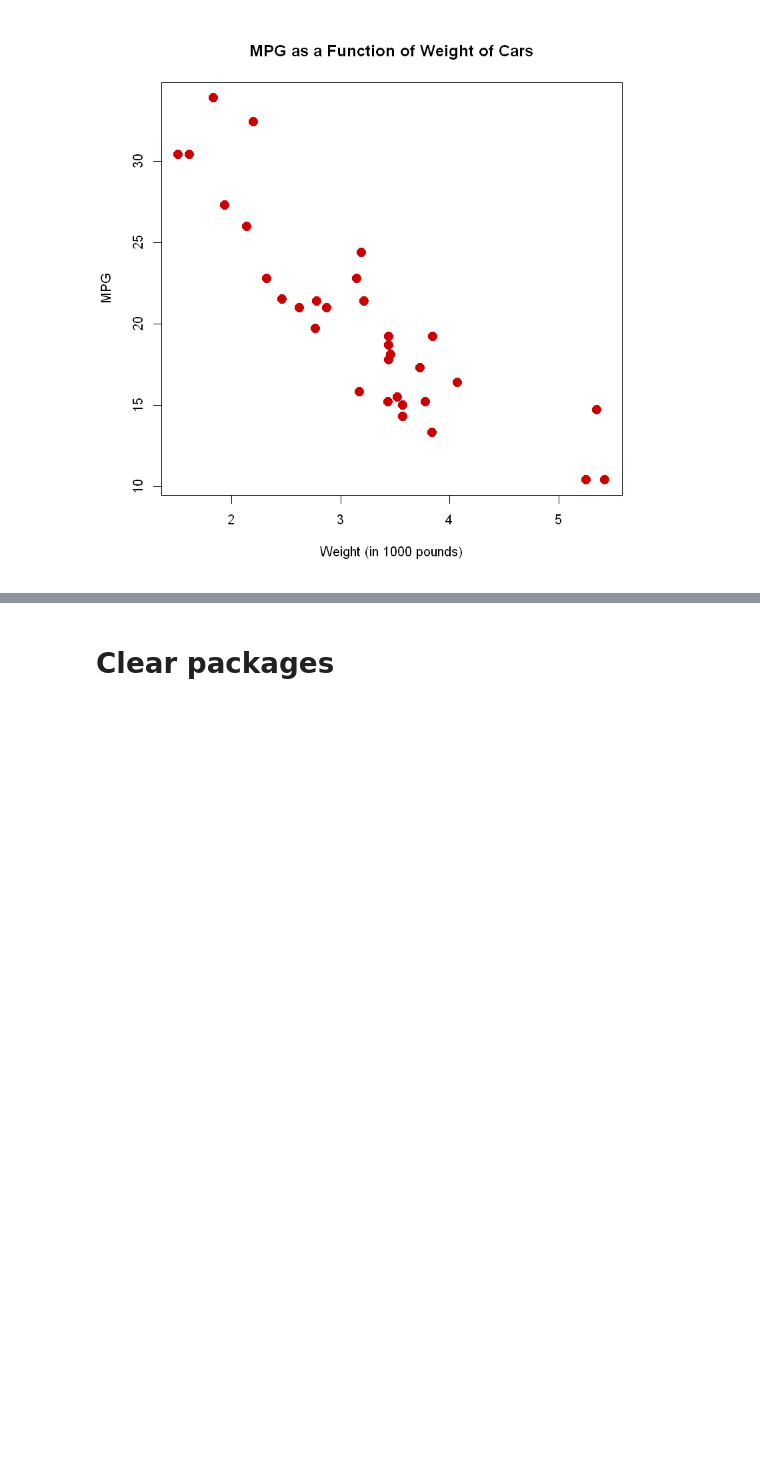
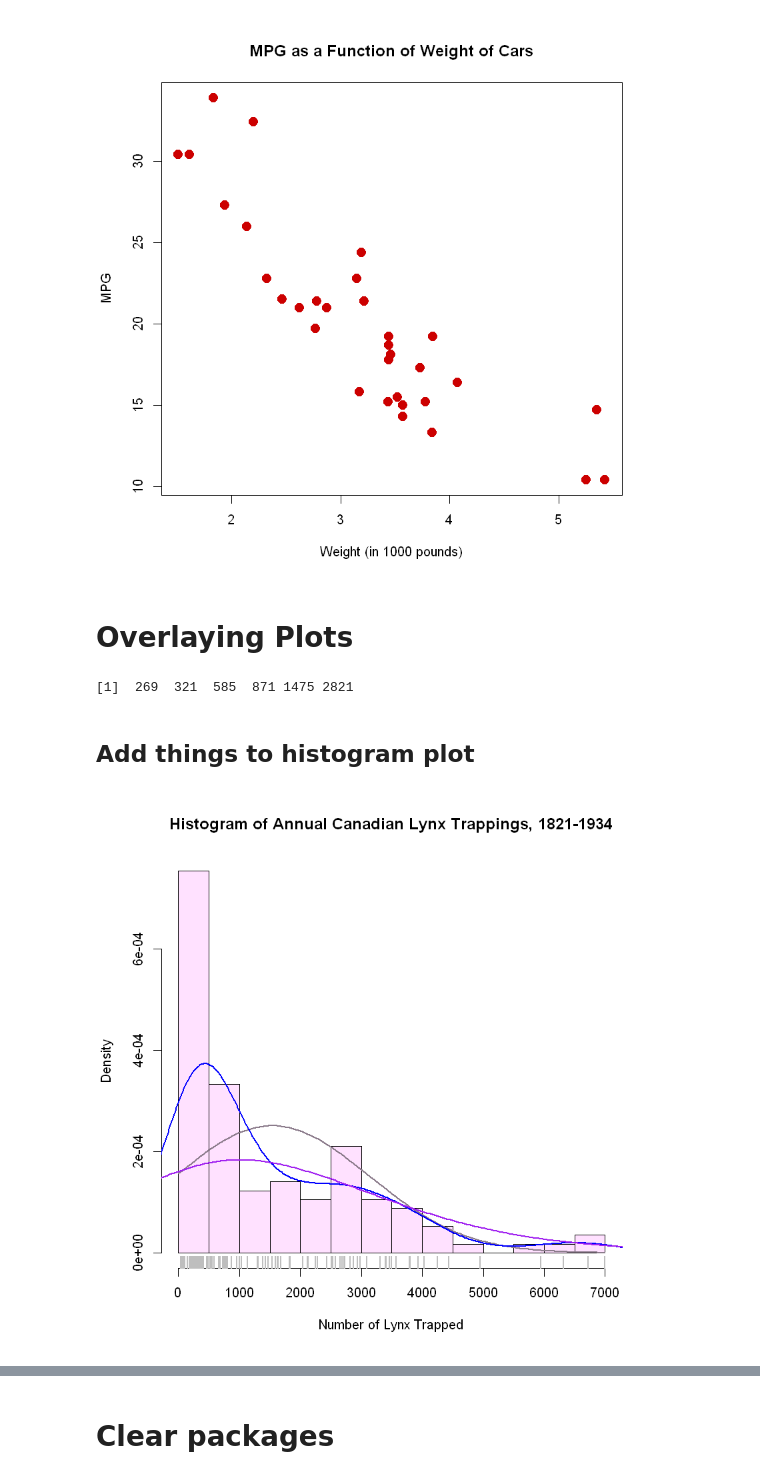
Before and after one commit to songzhihenry/R_basic_with_jupyter_vscode, a Jupyter notebook: basic_visualization_R_2.ipynb, the cells around one changed output, grey strips where cells are left out. Saved outputs shown, nothing was run; the diff lists cells and outputs as text; code cells hidden in the pictures; blank space fills up the shorter version.

```diff
--- a/basic_visualization_R_2.ipynb
+++ b/basic_visualization_R_2.ipynb
@@ -32,3 +32,34 @@ plot(mtcars$wt, mtcars$mpg,
   ylab = "MPG")
 # %% [output]
 [figure]
+# %% [markdown]
+# Overlaying Plots
+# %%
+head(lynx)
+# %% [output]
+[1]  269  321  585  871 1475 2821
+# %% [markdown]
+## Add things to histogram plot
+# %%
+hist(lynx,
+     breaks = 14,          # "Suggests" 14 bins
+     freq   = FALSE,       # Axis shows density, not freq.
+     col    = "thistle1",  # Color for histogram
+     main   = paste("Histogram of Annual Canadian Lynx",
+                    "Trappings, 1821-1934"),
+     xlab   = "Number of Lynx Trapped")
+
+# Add a normal distribution
+curve(dnorm(x, mean = mean(lynx), sd = sd(lynx)),
+      col = "thistle4",  # Color of curve
+      lwd = 2,           # Line width of 2 pixels
+      add = TRUE)        # Superimpose on previous graph
+
+# Add two kernel density estimators
+lines(density(lynx), col = "blue", lwd = 2)
+lines(density(lynx, adjust = 3), col = "purple", lwd = 2)
+
+# Add a rug plot
+rug(lynx, lwd = 2, col = "gray")
+# %% [output]
+[figure, added]
```
Also changed, not shown: parts of 7 cells of this notebook.
